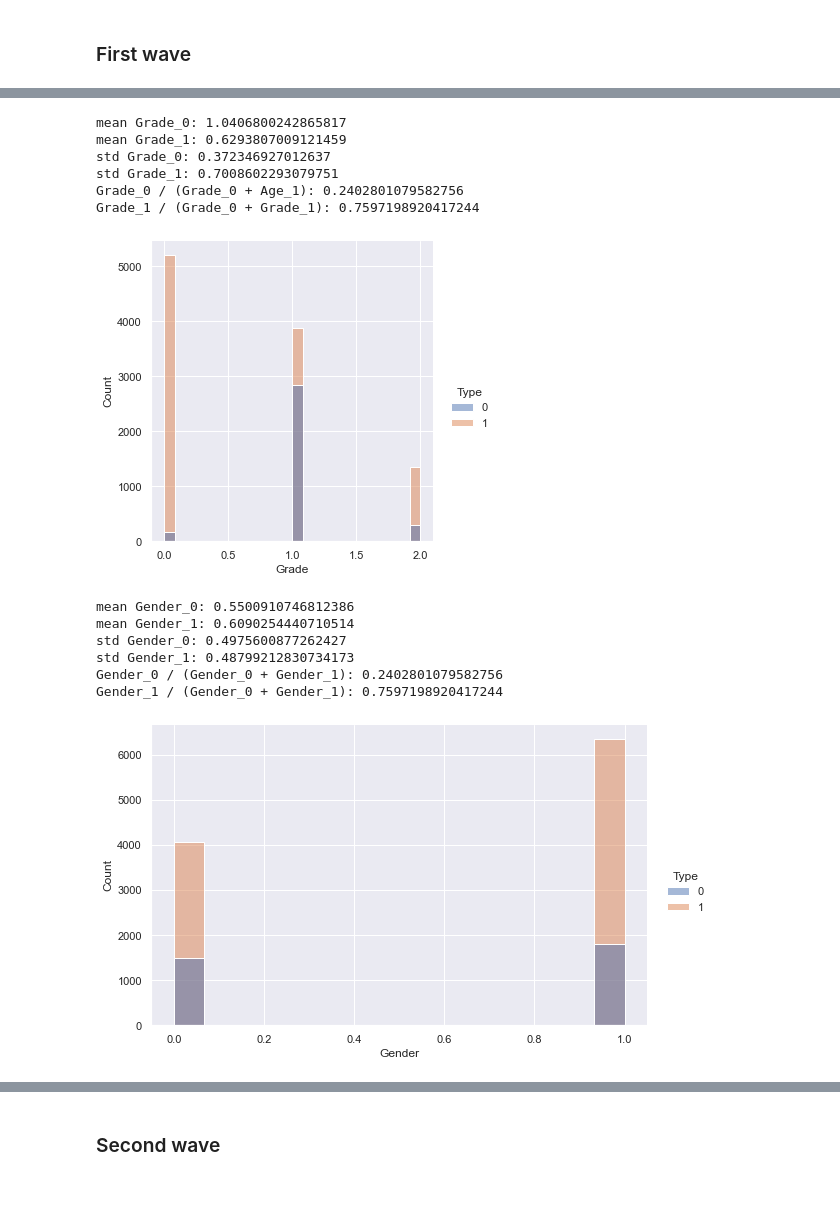
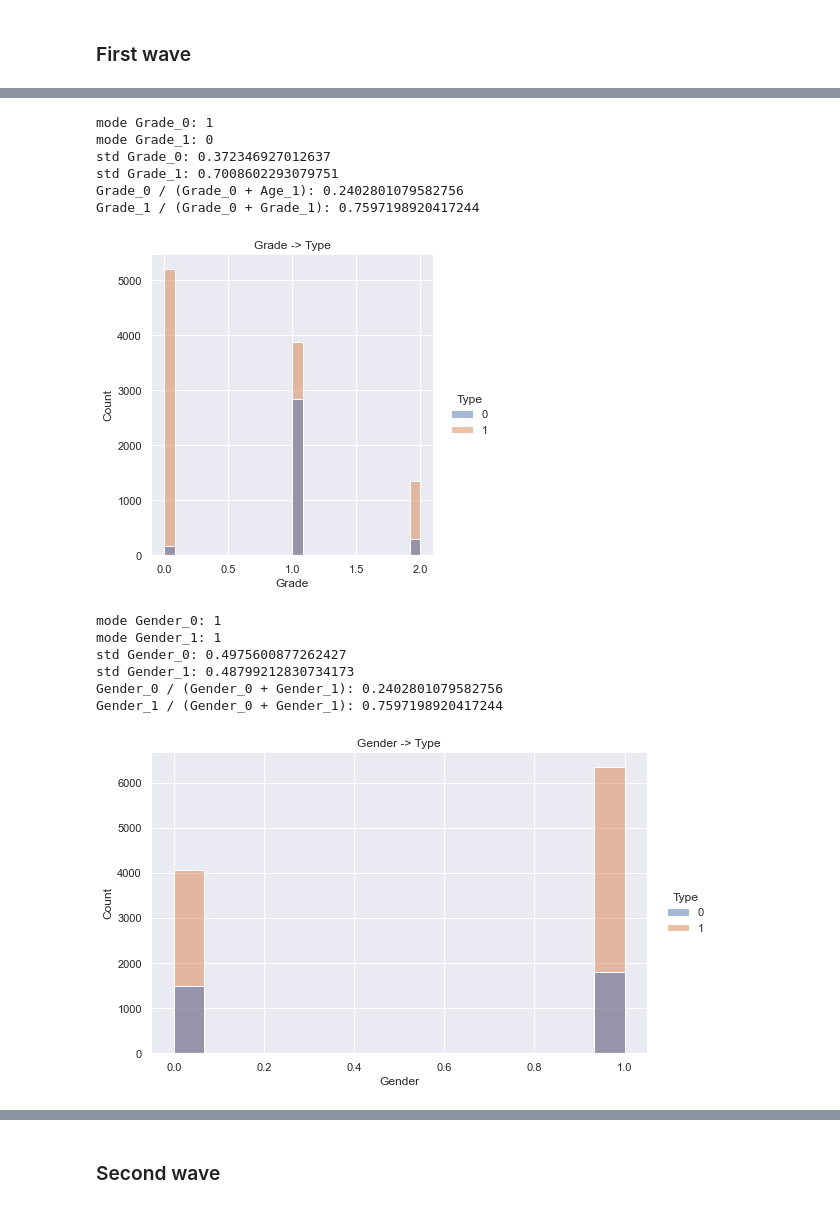
Before and after one commit to mghasemi19/ML_EconEduc, a Jupyter notebook: Type_classification.ipynb, the cells around one changed output, grey strips where cells are left out. Drawn from its saved outputs; the diff is of its cells as text; code cells hidden in the pictures.

```diff
--- a/Type_classification.ipynb
+++ b/Type_classification.ipynb
@@ -1352,38 +1354,40 @@ Age_1 / (Age_0 + Age_1): 0.7597198920417244
 # %%
 sns.displot(df_test, x= 'Grade', hue=df_test['Type'], kde=False, height=5, aspect=1.)
+plt.title("Grade -> Type")
 Grade_0 = df_test[df_test['Type']==0]['Grade']
 Grade_1 = df_test[df_test['Type']==1]['Grade']
-print(f'mean Grade_0: {Grade_0.mean()}')
-print(f'mean Grade_1: {Grade_1.mean()}')
+print(f'mode Grade_0: {Grade_0.mode().iloc[0]}')
+print(f'mode Grade_1: {Grade_1.mode().iloc[0]}')
 print(f'std Grade_0: {Grade_0.std()}')
 print(f'std Grade_1: {Grade_1.std()}')
 print(f'Grade_0 / (Grade_0 + Age_1): {Grade_0.shape[0] / (Grade_0.shape[0] + Grade_1.shape[0])}')
 print(f'Grade_1 / (Grade_0 + Grade_1): {Grade_1.shape[0] / (Grade_0.shape[0] + Grade_1.shape[0])}')
 # %% [output]
-mean Grade_0: 1.0406800242865817
-mean Grade_1: 0.6293807009121459
+mode Grade_0: 1
+mode Grade_1: 0
 std Grade_0: 0.372346927012637
 std Grade_1: 0.7008602293079751
 Grade_0 / (Grade_0 + Age_1): 0.2402801079582756
 Grade_1 / (Grade_0 + Grade_1): 0.7597198920417244
-[figure, old version]
+[figure, new version]
 # %%
 sns.displot(df_test, x= 'Gender', hue=df_test['Type'], kde=False, height=5, aspect=1.6)
+plt.title("Gender -> Type")
 Gender_0 = df_test[df_test['Type']==0]['Gender']
 Gender_1 = df_test[df_test['Type']==1]['Gender']
-print(f'mean Gender_0: {Gender_0.mean()}')
-print(f'mean Gender_1: {Gender_1.mean()}')
+print(f'mode Gender_0: {Gender_0.mode().iloc[0]}')
+print(f'mode Gender_1: {Gender_1.mode().iloc[0]}')
 print(f'std Gender_0: {Gender_0.std()}')
 print(f'std Gender_1: {Gender_1.std()}')
 print(f'Gender_0 / (Gender_0 + Gender_1): {Gender_0.shape[0] / (Gender_0.shape[0] + Gender_1.shape[0])}')
 print(f'Gender_1 / (Gender_0 + Gender_1): {Gender_1.shape[0] / (Gender_0.shape[0] + Gender_1.shape[0])}')
 # %% [output]
-mean Gender_0: 0.5500910746812386
-mean Gender_1: 0.6090254440710514
+mode Gender_0: 1
+mode Gender_1: 1
 std Gender_0: 0.4975600877262427
 std Gender_1: 0.48799212830734173
 Gender_0 / (Gender_0 + Gender_1): 0.2402801079582756
 Gender_1 / (Gender_0 + Gender_1): 0.7597198920417244
-[figure, old version]
+[figure, new version]
 # %%
 sns.displot(df_test, x= 'Marital status', hue=df_test['Type'], kde=False, height=5, aspect=1.6)
```
Also changed, not shown: parts of 5 cells of this notebook.
